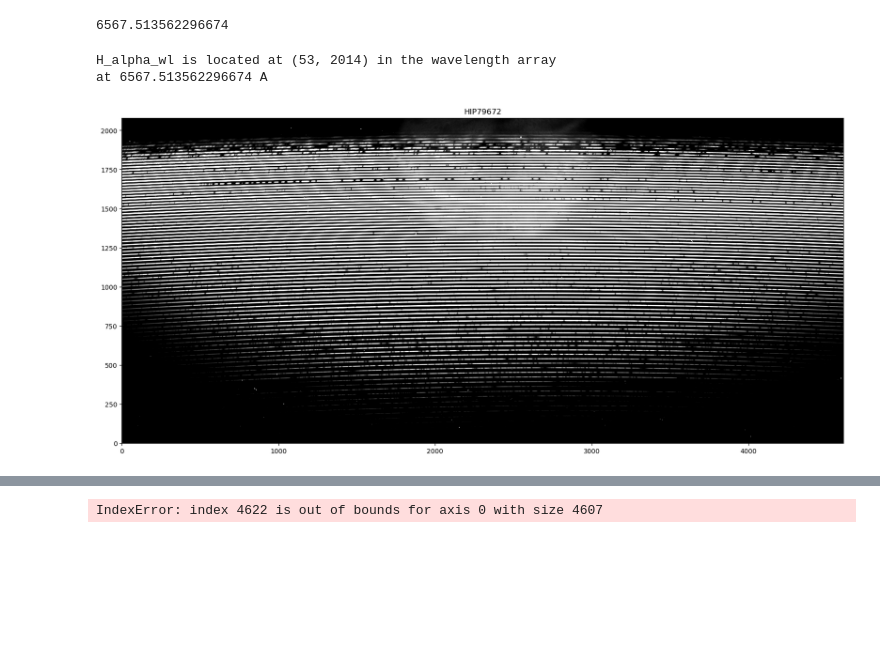
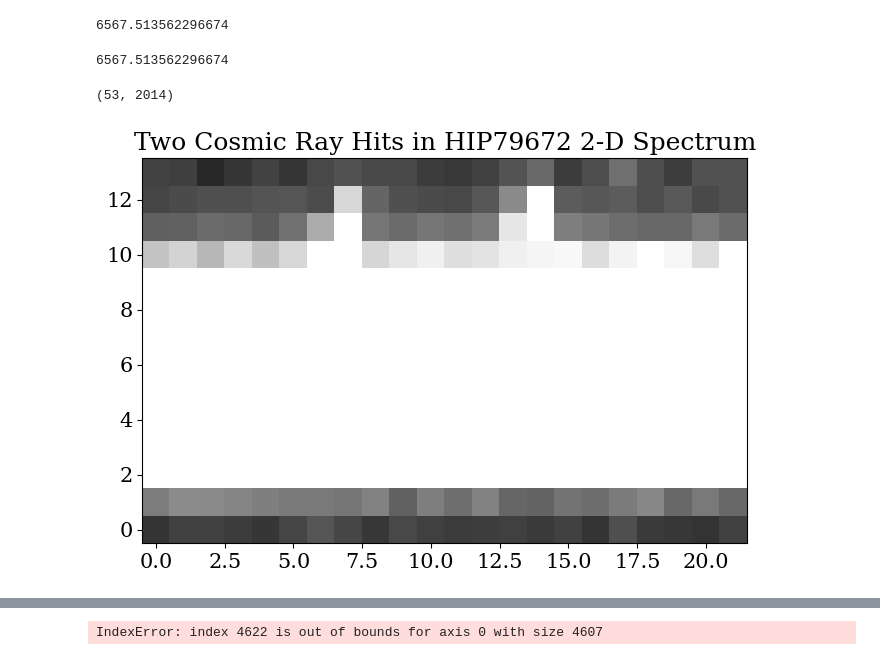
Before and after one commit to howardisaacson/APF-BL-DAP, a Jupyter notebook: Zoe/SpectraMapping/DraftSpectraMapping.ipynb, the cells around one changed output, grey strips where cells are left out. Cells and saved outputs as stored; diff of their text form; code cells hidden in the pictures; blank space fills up the shorter version.

```diff
--- a/Zoe/SpectraMapping/DraftSpectraMapping.ipynb
+++ b/Zoe/SpectraMapping/DraftSpectraMapping.ipynb
@@ -64,28 +64,38 @@ print(H_alpha_wl)
 6567.513562296674
 # %%
 H_alpha_indicies = find_location_of_closest_val(H_alpha_wl, wl_image)
-print('H_alpha_wl is located at ' + str(H_alpha_indicies) + ' in the wavelength array')
-print('at ' + str(wl_image[H_alpha_indicies]) + str(' A'))
+# print('H_alpha_wl is located at ' + str(H_alpha_indicies) + ' in the wavelength array')
+# print('at ' + str(wl_image[H_alpha_indicies]) + str(' A'))
-# %% [output]
-H_alpha_wl is located at (53, 2014) in the wavelength array
-at 6567.513562296674 A
+# %%
+print(H_alpha_wl)
+# %% [output]
+6567.513562296674
+# %%
+x = find_location_of_closest_val(6567.513562296674, wl_image)
+print(x)
+# %% [output]
+(53, 2014)
+# %%
+plt.rcParams["figure.figsize"] = (8,5)
+plt.rcParams.update({'font.size': 15})
+plt.rcParams. update({'font.family':'serif'})
 # %%
 apf_2d = fits.open(spect_2d[0])
 image_2d = apf_2d[0].data
 image_rot = np.rot90(image_2d)
 image_flip = np.fliplr(image_rot)
 star = apf_2d[0].header['TOBJECT']
 
 
-plt.figure(figsize=(20,20))
-plt.imshow(image_flip, cmap = 'gray',
+plt.figure()
+plt.imshow(image_flip[1571:1585,1998:2020], cmap = 'gray',
            vmin = np.median(image_flip), vmax = np.median(image_flip) * 1.2, origin = 'lower')
-plt.title(star)
+plt.title('Two Cosmic Ray Hits in ' + star + ' 2-D Spectrum')
 plt.show()
 
 # h alpha is located at 2500, 900
 # %% [output]
-[figure, old version]
+[figure, new version]
 # %%
 wl_image[53][2000]
 # %% [output]
```
Also changed, not shown: parts of 4 cells of this notebook, 13 other files.
